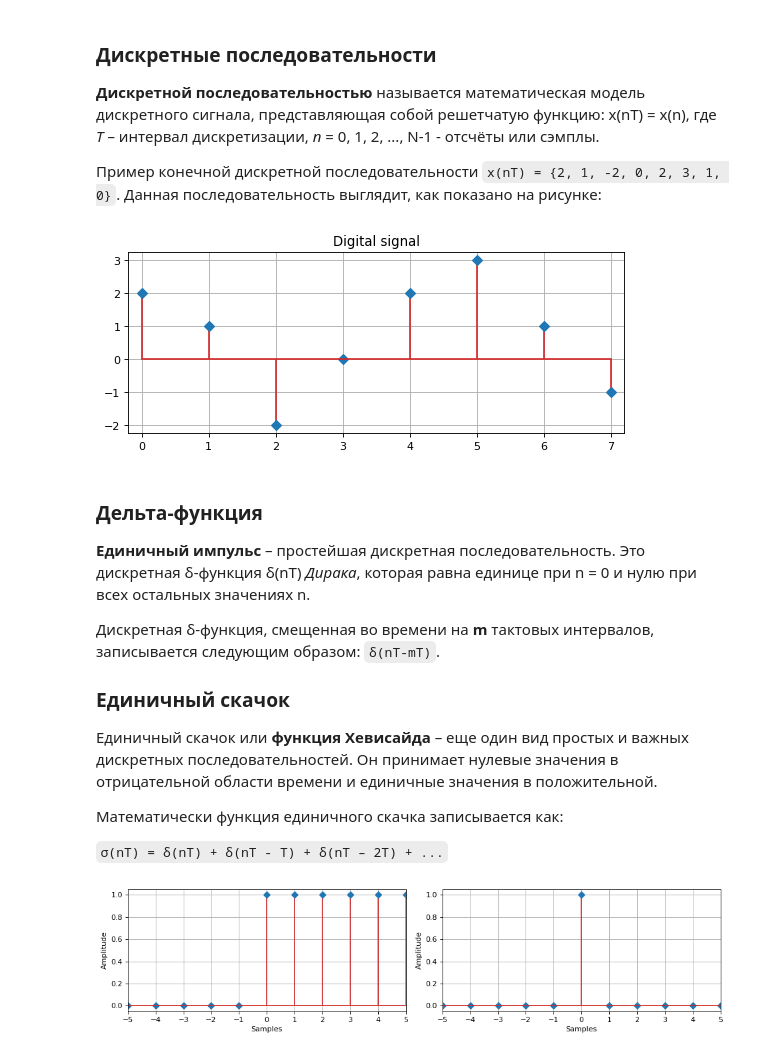
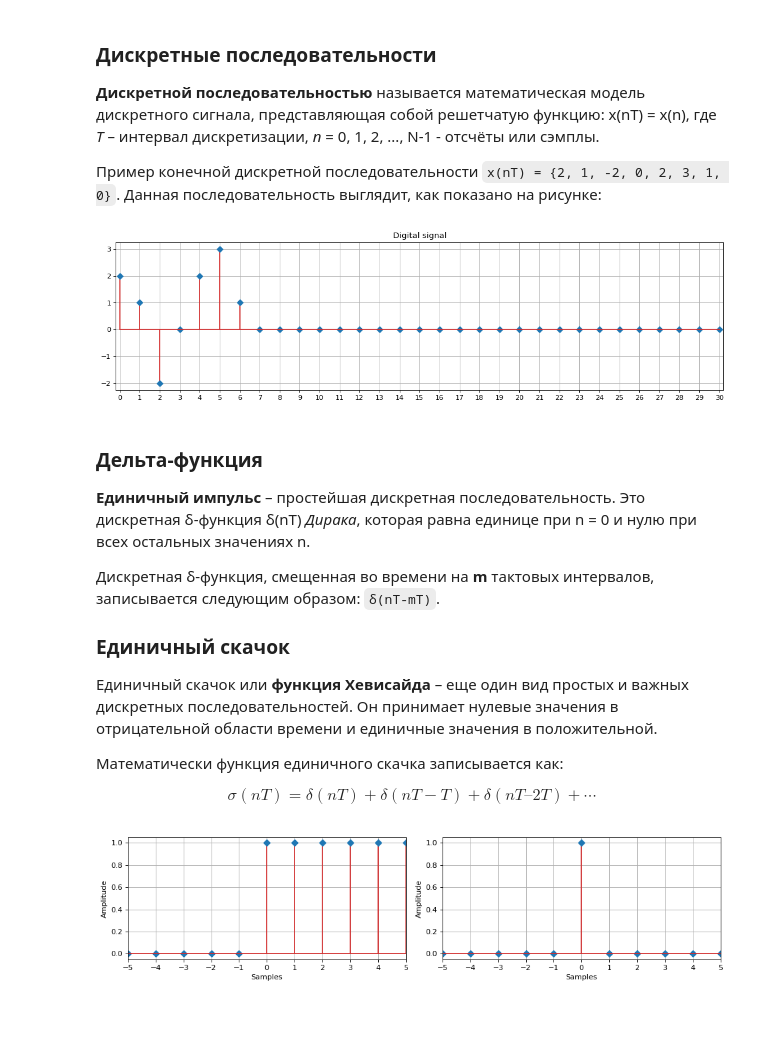
Before and after one commit to hukenovs/dsp-theory, a Jupyter notebook: src/dsp_theory_1_signals.ipynb, the cells around one changed output. Cells and saved outputs as stored; diff of their text form; code cells hidden in the pictures; blank space fills up the shorter version.

```diff
--- a/src/dsp_theory_1_signals.ipynb
+++ b/src/dsp_theory_1_signals.ipynb
@@ -188,19 +184,19 @@ ____
 Пример конечной дискретной последовательности `x(nT) = {2, 1, -2, 0, 2, 3, 1, 0}`. Данная последовательность выглядит, как показано на рисунке:
 # %%
 # Digital signal
-xt = np.array([2, 1, -2, 0, 2, 3, 1, -1])
+xt = np.array([2, 1, -2, 0, 2, 3, 1, 0, 0, 0, 0, 0, 0, 0, 0, 0, 0, 0, 0, 0, 0, 0, 0, 0, 0, 0, 0, 0, 0, 0, 0])
 # Time vector
 t = np.linspace(0, xt.size-1, xt.size, endpoint=True)
 
 # Plot figure
-fig = plt.figure(figsize=(8, 3), dpi=80)
+fig = plt.figure(figsize=(16, 4), dpi=80)
 plt.title('Digital signal')
 plt.stem(t, xt, linefmt='C3', markerfmt='D', use_line_collection=True)
 plt.xticks(t)
 plt.xlim([np.min(t)-0.2, np.max(t)+0.2])
 plt.grid(True)
 # %% [output]
-[figure, old version]
+[figure, new version]
 # %% [markdown]
 ### Дельта-функция
 
@@ -214,7 +210,7 @@ plt.grid(True)
 
 Математически функция единичного скачка записывается как:
 
-`σ(nT) = δ(nT) + δ(nT - T) + δ(nT – 2T) + ...`
+$$ \sigma(nT) = \delta(nT) + \delta(nT - T) + \delta(nT – 2T) + \cdots \tag{1.5}$$
 # %%
 n = 6
 # time vector
```
Also changed, not shown: parts of 4 cells of this notebook, 1 other file.
